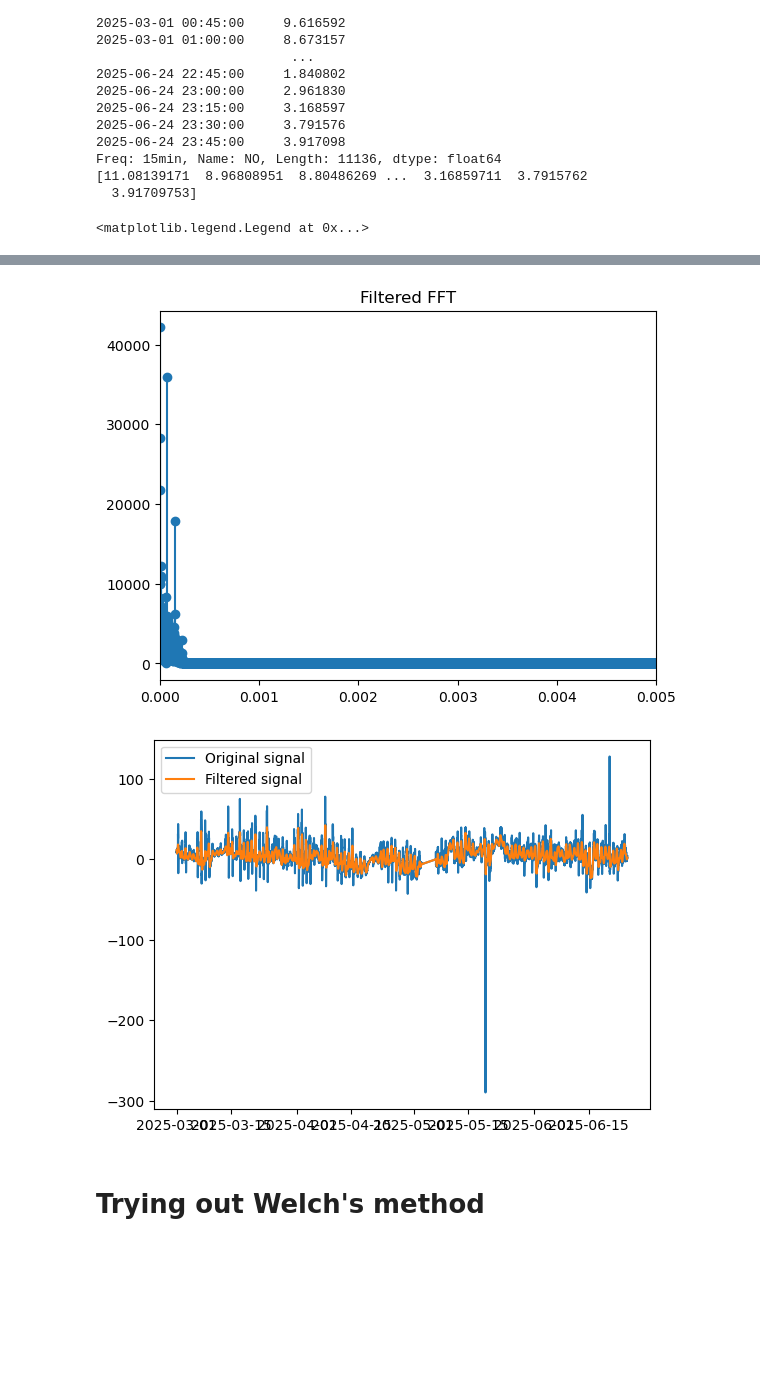
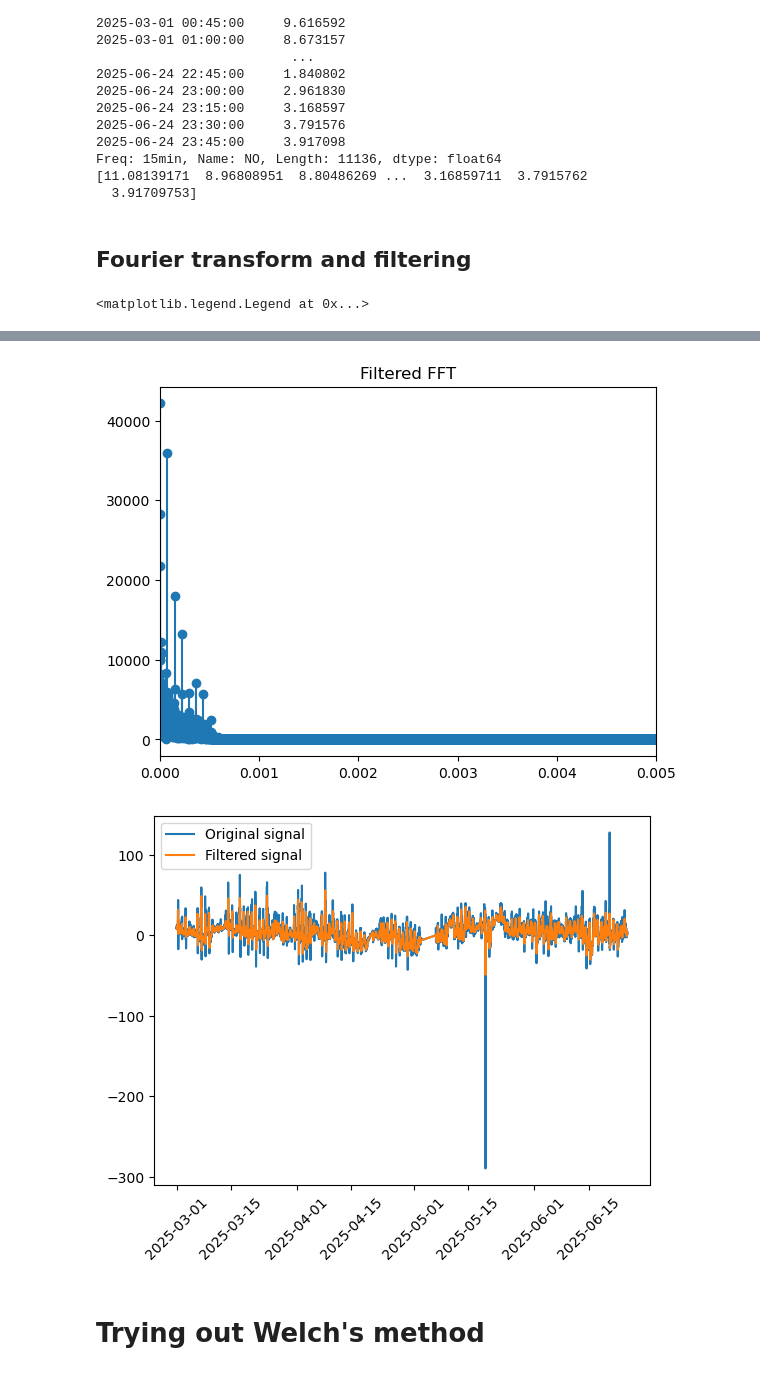
Before and after one commit to zilverband/gasSommar2, a Jupyter notebook: lp_filter_test.ipynb, the cells around one changed output, grey strips where cells are left out. Drawn from its saved outputs; the diff is of its cells as text; code cells hidden in the pictures; blank space fills up the shorter version.

```diff
--- a/lp_filter_test.ipynb
+++ b/lp_filter_test.ipynb
@@ -32,6 +32,8 @@ print(data.to_numpy().flatten())
 Freq: 15min, Name: NO, Length: 11136, dtype: float64
 [11.08139171  8.96808951  8.80486269 ...  3.16859711  3.7915762
   3.91709753]
+# %% [markdown]
+## Fourier transform and filtering
 # %%
 import scipy
 
@@ -46,10 +48,10 @@ Y = np.fft.fft(array)
 
 plt.figure(0)
 plt.stem(2*np.pi*fs*n/N,np.abs(Y),basefmt="")
-plt.xlim(0,0.005)
+plt.xlim(0,0.002)
 plt.title("Original FFT")
 
-cutoff = 0.0002
+cutoff = 0.0005
 Wn = cutoff/(2*np.pi)/(fs/2)
 
 b, a = scipy.signal.butter(7,Wn,btype='low')
@@ -66,6 +68,7 @@ plt.title("Filtered FFT")
 plt.figure(2)
 plt.plot(dates, array, label="Original signal")
 plt.plot(dates, yf, label="Filtered signal")
+plt.xticks(rotation=45)
 plt.legend()
 # %% [output]
 <matplotlib.legend.Legend at 0x...>
@@ -73,5 +76,5 @@ plt.legend()
-[figure, old version]
+[figure, new version]
-[figure, old version]
+[figure, new version]
 # %% [markdown]
 # Trying out Welch's method
 # %%
```
Also changed, not shown: parts of 8 cells of this notebook, 1 other file.
